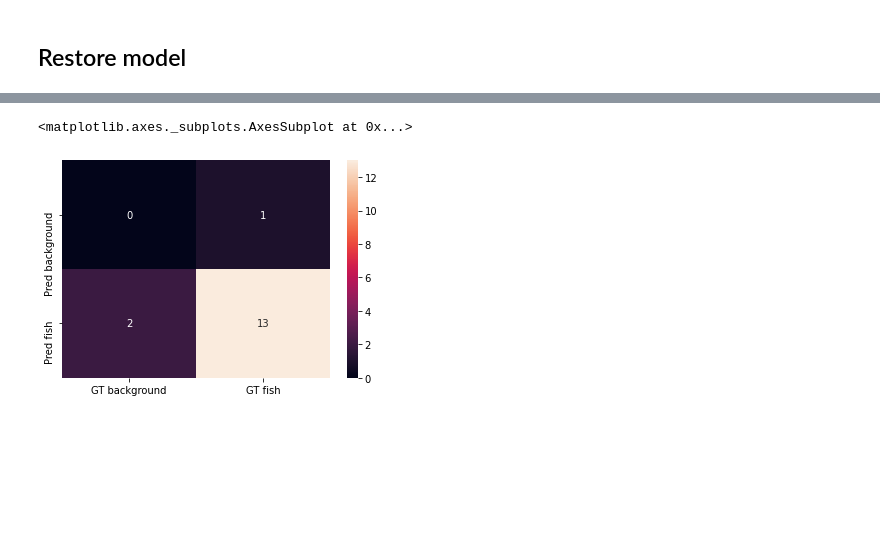
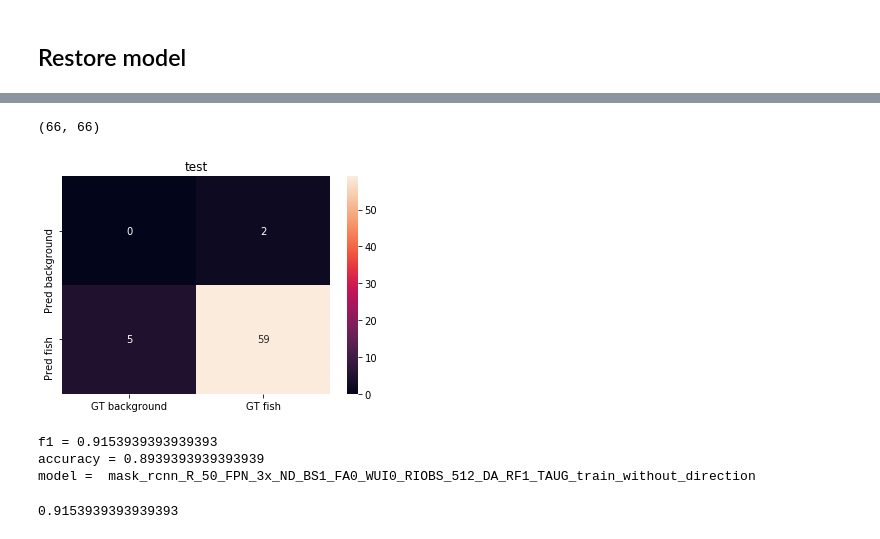
Before and after one commit to j0rd1smit/CS4245_cv_project_zebra_fish, a Jupyter notebook: notebooks/colab/confussion.ipynb, the cells around one changed output, grey strips where cells are left out. Saved outputs shown, nothing was run; the diff lists cells and outputs as text; code cells hidden in the pictures; blank space fills up the shorter version.

Commit message:
WIP confusion

```diff
--- a/notebooks/colab/confussion.ipynb
+++ b/notebooks/colab/confussion.ipynb
@@ -164,28 +80,26 @@ unmatched_pred = list(filter(lambda x: x not in matched_preds, range(n_pred_inst
-# %%
-import pandas as pd
-import seaborn as sn
-from sklearn.metrics import confusion_matrix, plot_confusion_matrix
-y_true = []
-y_pred = []
-
-for match in matches:
-    y_true.append(1)
-    y_pred.append(1)
-
-for match in unmatched_gts:
-    y_true.append(1)
-    y_pred.append(0)
-
-for match in unmatched_pred:
-    y_true.append(0)
-    y_pred.append(1)
-
-
-labels = list(range(len(set(y_true))))
-
-m = confusion_matrix(y_true, y_pred)
-df = pd.DataFrame(m, index=["Pred background", "Pred fish"], columns=["GT background", "GT fish"])
-sn.heatmap(df, annot=True)
-# %% [output]
-<matplotlib.axes._subplots.AxesSubplot at 0x...>
-[figure, removed]
+# %%
+
+y_pred, y_true = evaluate_confusion_on_dataset(cfg, dataset_name)
+# %%
+len(y_pred), len(y_true)
+# %% [output]
+(66, 66)
+# %%
+m = confusion_matrix(y_true, y_pred)
+df = pd.DataFrame(m, index=["Pred background", "Pred fish"], columns=["GT background", "GT fish"])
+#df = pd.DataFrame(m, index=["Pred background", "Pred Deformed", "Pred Healthy"], columns=["GT background", "GT Deformed", "GT Healthy"])
+sn.heatmap(df, annot=True)
+plt.title(dataset_name)
+plt.show()
+print(f'f1 = {f1_score(y_true, y_pred, average="weighted")}')
+print(f'accuracy = {accuracy_score(y_true, y_pred)}')
+print("model = ", model_name)
+# %% [output]
+[figure, added]
+f1 = 0.9153939393939393
+accuracy = 0.8939393939393939
+model =  mask_rcnn_R_50_FPN_3x_ND_BS1_FA0_WUI0_RIOBS_512_DA_RF1_TAUG_train_without_direction
+# %%
+f1_score(y_true, y_pred, average="weighted")
+# %% [output]
+0.9153939393939393
```
Also changed, not shown: parts of 6 cells of this notebook, 5 other files.
